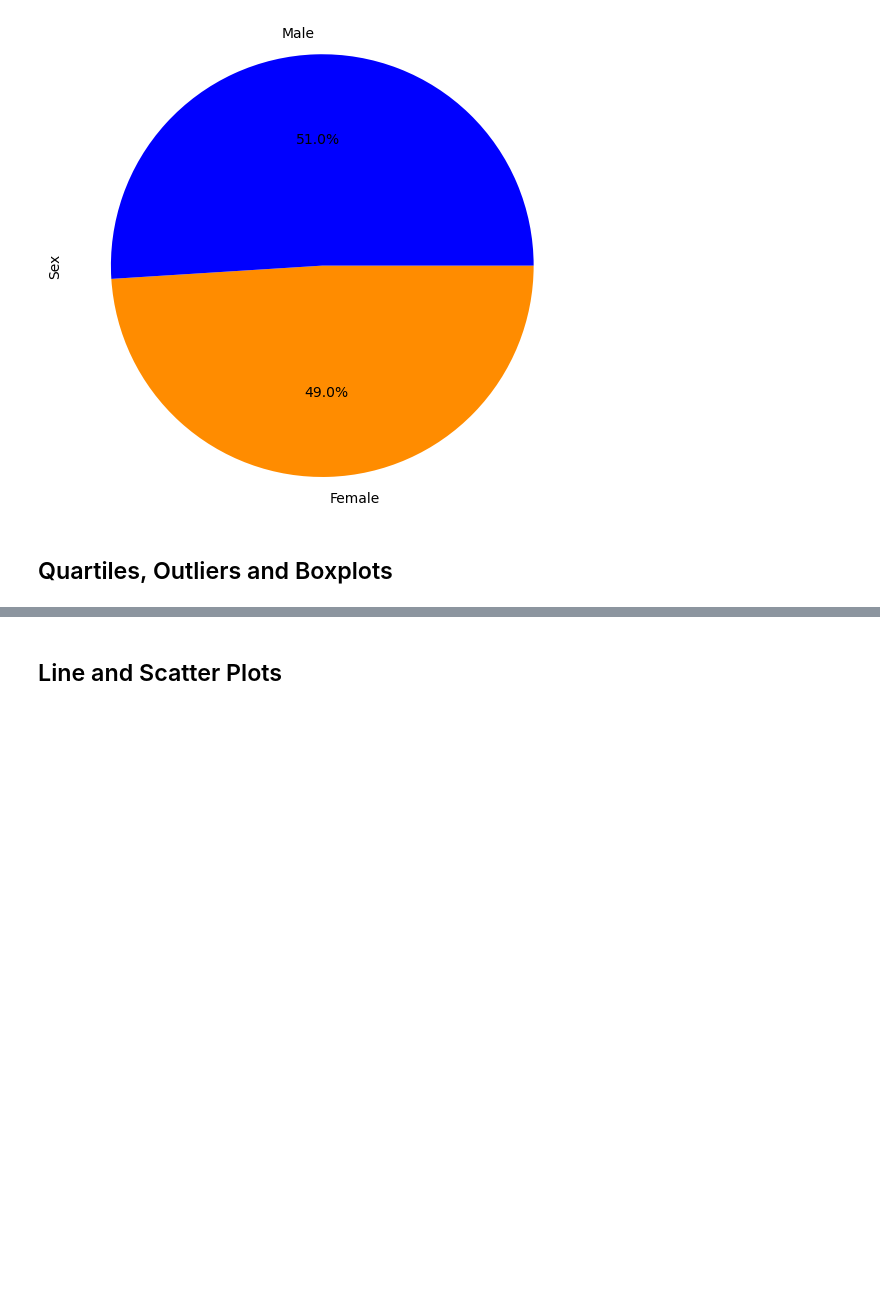
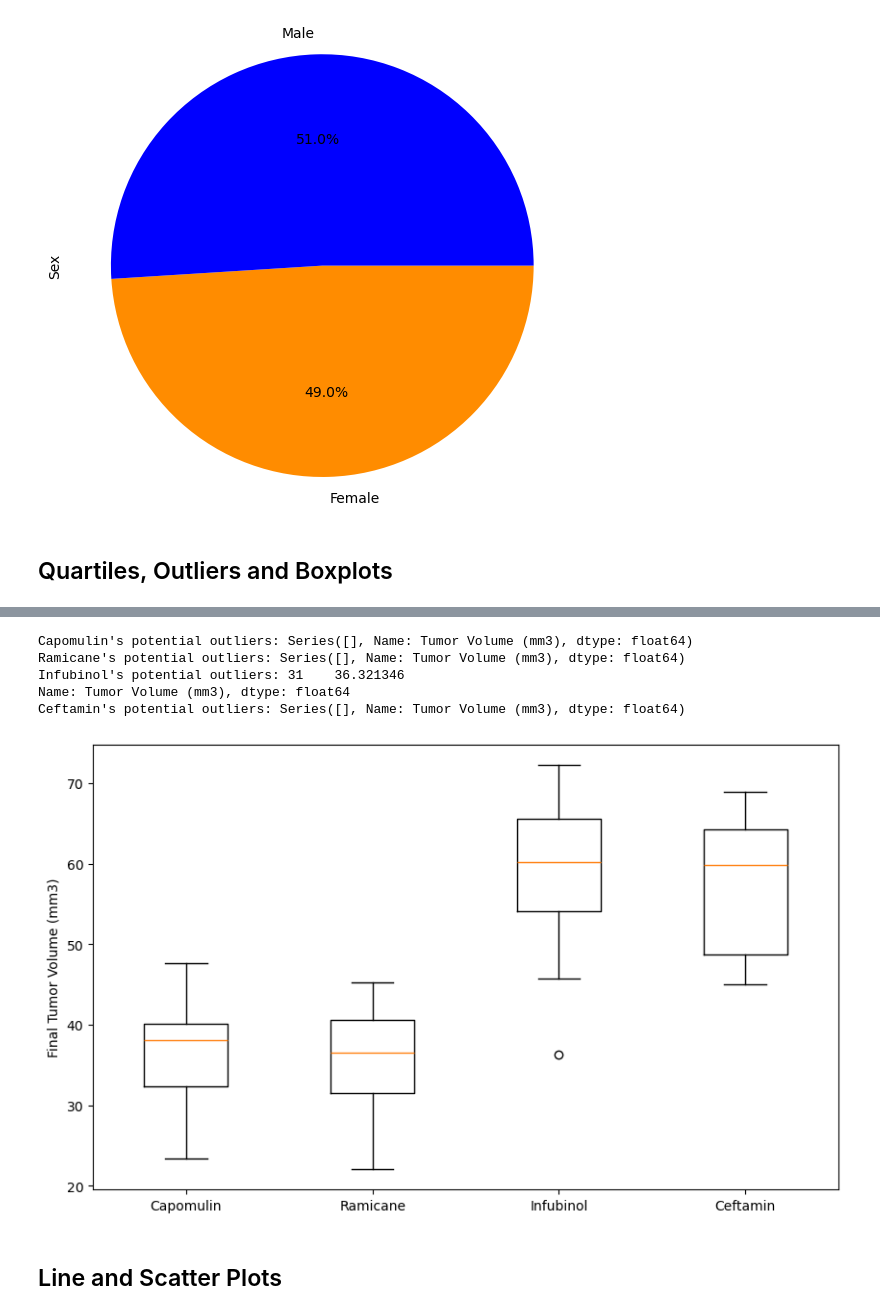
Before and after one commit to Trevor-Sandoval/module-5-challenge, a Jupyter notebook: Pymaceuticals/pymaceuticals_starter.ipynb, the cells around one changed output, grey strips where cells are left out. Drawn from its saved outputs; the diff is of its cells as text; code cells hidden in the pictures; blank space fills up the shorter version.

```diff
--- a/Pymaceuticals/pymaceuticals_starter.ipynb
+++ b/Pymaceuticals/pymaceuticals_starter.ipynb
@@ -445,3 +385,78 @@ plt.show()
+# %%
+# Calculate the final tumor volume of each mouse across four of the treatment regimens:
+# Capomulin, Ramicane, Infubinol, and Ceftamin
+
+# Start by getting the last (greatest) timepoint for each mouse
+last_timepoint_df = merged_df.groupby('Mouse ID')['Timepoint'].max().reset_index()
+
+# Merge this group df with the original DataFrame to get the tumor volume at the last timepoint
+final_tumor_volume_df = pd.merge(last_timepoint_df, merged_df, on=['Mouse ID', 'Timepoint'])
+
+# Put treatments into a list for for loop (and later for plot labels)
+treatments = ['Capomulin', 'Ramicane', 'Infubinol', 'Ceftamin']
+
+# Create empty list to fill with tumor vol data (for plotting)
+tumor_volume_data = []
+
+# Calculate the IQR and quantitatively determine if there are any potential outliers.
+for treatment in treatments:
+    # Locate the rows which contain mice on each drug and get the tumor volumes
+    tumor_volume = final_tumor_volume_df.loc[final_tumor_volume_df['Drug Regimen'] == treatment, 'Tumor Volume (mm3)']
+
+    # add subset
+    tumor_volume_data.append(tumor_volume)
+
+    # Determine outliers using upper and lower bounds
+    quartiles = tumor_volume.quantile([0.25, 0.75])
+    lower_quartile = quartiles[0.25]
+    upper_quartile = quartiles[0.75]
+    iqr = upper_quartile - lower_quartile
+    lower_bound = lower_quartile - (1.5 * iqr)
+    upper_bound = upper_quartile + (1.5 * iqr)
+
+    # Filter outliers
+    outliers = tumor_volume.loc[(tumor_volume < lower_bound) | (tumor_volume > upper_bound)]
+
+    # Print results
+    print(f"{treatment}'s potential outliers: {outliers}")
+# %% [output]
+Capomulin's potential outliers: Series([], Name: Tumor Volume (mm3), dtype: float64)
+Ramicane's potential outliers: Series([], Name: Tumor Volume (mm3), dtype: float64)
+Infubinol's potential outliers: 31    36.321346
+Name: Tumor Volume (mm3), dtype: float64
+Ceftamin's potential outliers: Series([], Name: Tumor Volume (mm3), dtype: float64)
+# %%
+# Generate a box plot that shows the distrubution of the tumor volume for each treatment group.
+import matplotlib.pyplot as plt
+
+# Put treatments into a list for for loop (and later for plot labels)
+treatments = ['Capomulin', 'Ramicane', 'Infubinol', 'Ceftamin']
+
+# Create empty list to fill with tumor vol data (for plotting)
+tumor_volume_data = []
+
+# Iterate through each treatment group
+for treatment in treatments:
+    # Filter the DataFrame to include only the current treatment group
+    treatment_df = final_tumor_volume_df[final_tumor_volume_df['Drug Regimen'] == treatment]
+
+    # Get the tumor volume data for the current treatment group
+    tumor_volume = treatment_df['Tumor Volume (mm3)']
+
+    # Append the tumor volume data to the list
+    tumor_volume_data.append(tumor_volume)
+
+# Generate the box plot
+plt.figure(figsize=(10, 6))
+plt.boxplot(tumor_volume_data, labels=treatments)
+
+# Set plot title and labels
+plt.ylabel('Final Tumor Volume (mm3)')
+
+# Show the plot
+plt.show()
+# %% [output]
+[figure, added]
 # %% [markdown]
 ## Line and Scatter Plots
 # %%
```
Also changed, not shown: parts of 3 cells of this notebook.
